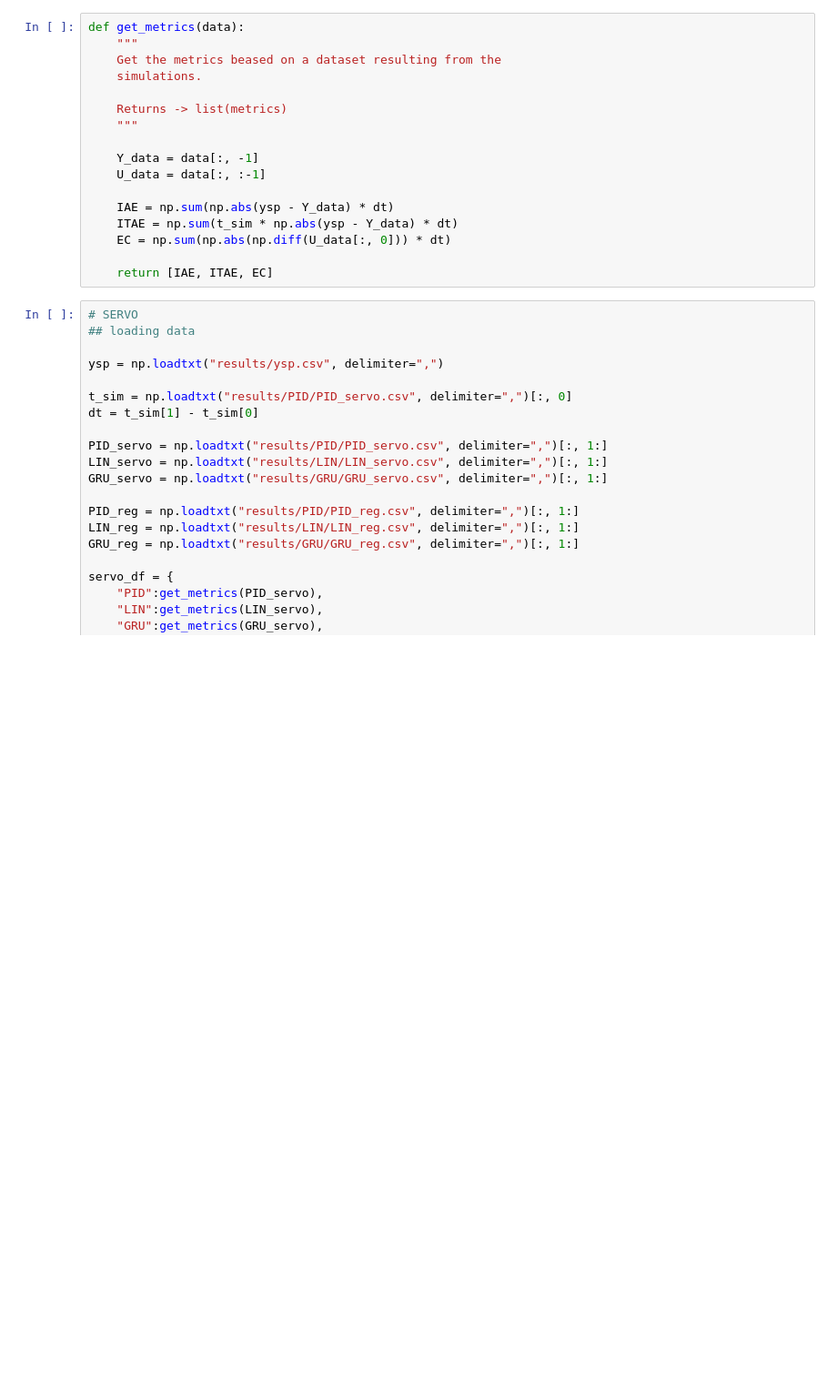
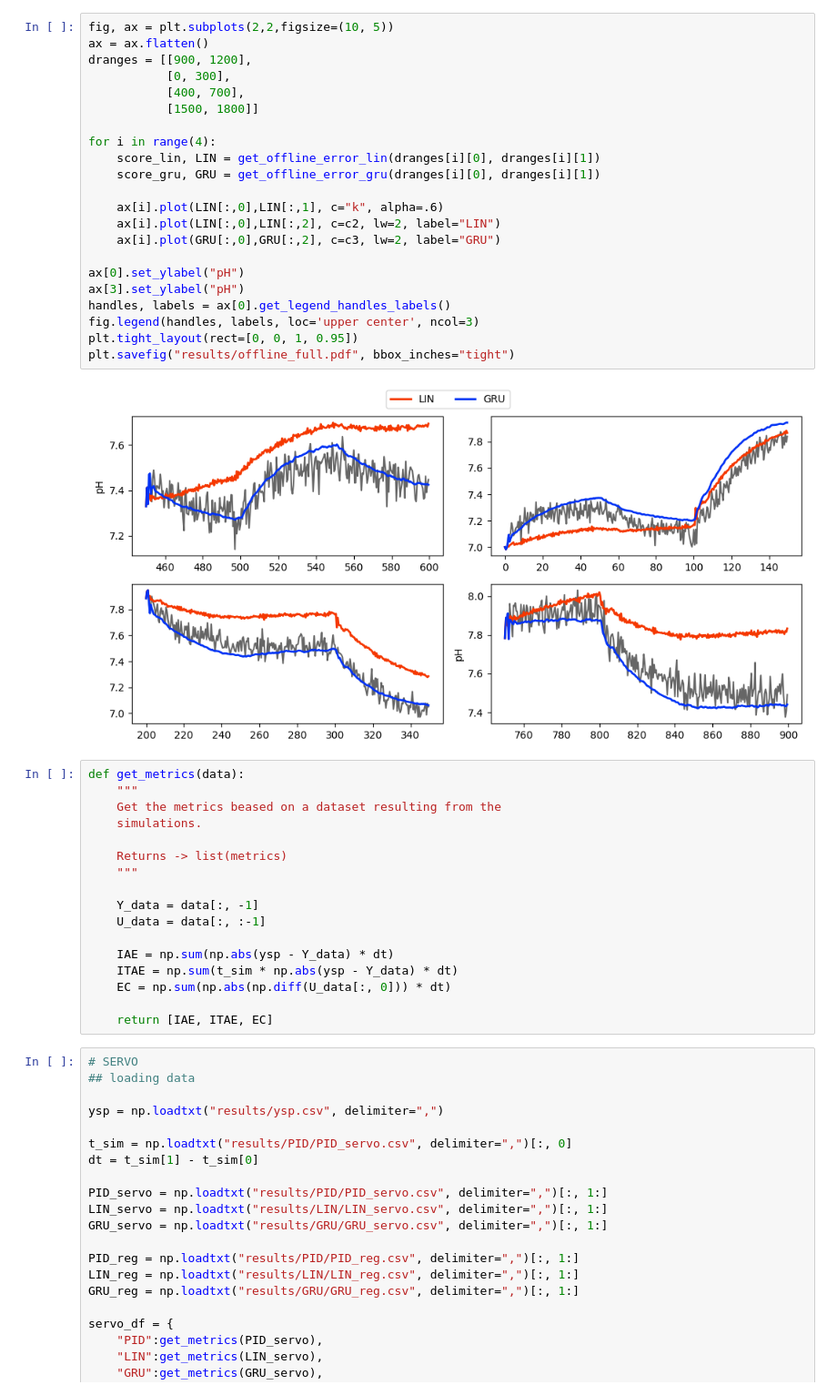
Before and after one commit to ViniMelloeMuller/pH-control-simulation, a Jupyter notebook: ploting2.ipynb, the cells around one changed output. Shown at 91% size. Drawn from its saved outputs; the diff is of its cells as text; blank space fills up the shorter version.

```diff
--- a/ploting2.ipynb
+++ b/ploting2.ipynb
@@ -5,3 +147,27 @@ import matplotlib.pyplot as plt
+# %%
+fig, ax = plt.subplots(2,2,figsize=(10, 5))
+ax = ax.flatten()
+dranges = [[900, 1200],
+           [0, 300],
+           [400, 700],
+           [1500, 1800]]
+
+for i in range(4):
+    score_lin, LIN = get_offline_error_lin(dranges[i][0], dranges[i][1])
+    score_gru, GRU = get_offline_error_gru(dranges[i][0], dranges[i][1])
+
+    ax[i].plot(LIN[:,0],LIN[:,1], c="k", alpha=.6)
+    ax[i].plot(LIN[:,0],LIN[:,2], c=c2, lw=2, label="LIN")
+    ax[i].plot(GRU[:,0],GRU[:,2], c=c3, lw=2, label="GRU")
+
+ax[0].set_ylabel("pH")
+ax[3].set_ylabel("pH")
+handles, labels = ax[0].get_legend_handles_labels()
+fig.legend(handles, labels, loc='upper center', ncol=3)
+plt.tight_layout(rect=[0, 0, 1, 0.95])
+plt.savefig("results/offline_full.pdf", bbox_inches="tight")
+# %% [output]
+[figure, added]
 # %%
 def get_metrics(data):
     """
```
Also changed, not shown: parts of 12 cells of this notebook, 12 other files.
